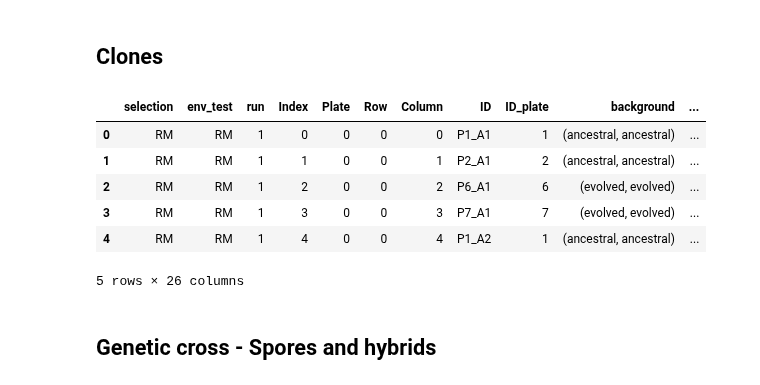
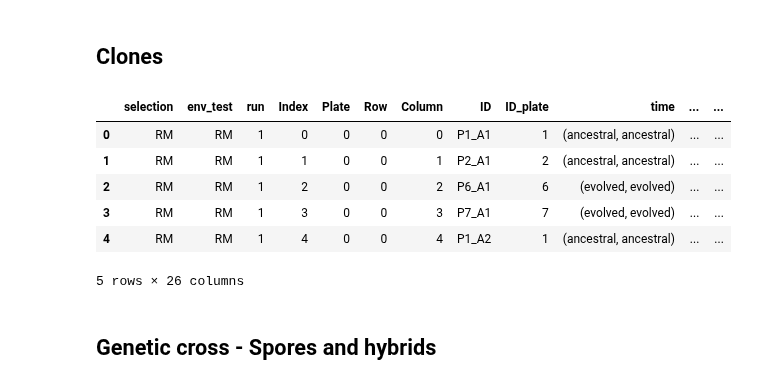
Before and after one commit to ivazquez/clonal-heterogeneity, a Jupyter notebook: src/figure5.ipynb, the cells around one changed output. Drawn from its saved outputs; the diff is of its cells as text; code cells hidden in the pictures.

```diff
--- a/src/figure5.ipynb
+++ b/src/figure5.ipynb
@@ -123,30 +126,30 @@ See the caveats in the documentation: http://pandas.pydata.org/pandas-docs/stabl
 # %%
 # load data
 clone_norm_df = utils.load_data(dir_data+'pheno/pheno_populations_norm.pickle')
 
 # filter out strains used for spatial control
-clone_norm_df = clone_norm_df[(clone_norm_df.background == 'ancestral')|\
-                              (clone_norm_df.background == 'evolved')]
+clone_norm_df = clone_norm_df[(clone_norm_df.time == 'ancestral')|\
+                              (clone_norm_df.time == 'evolved')]
 
 clone_norm_df['genotype_short'] = map(lambda x: tuple(x.strip("/").split("/")),clone_norm_df['genotype_short'])
 clone_norm_df['genotype_long'] = map(lambda x: tuple(x.strip("/").split("/")),clone_norm_df['genotype_long'])
 
-clone_norm_df['population'] = zip(clone_norm_df.population, clone_norm_df.population)
+clone_norm_df['time'] = zip(clone_norm_df.time, clone_norm_df.time)
 clone_norm_df['background'] = zip(clone_norm_df.background, clone_norm_df.background)
 clone_norm_df['gene'] = zip(clone_norm_df.gene, clone_norm_df.gene)
 # clone_norm_df['genotype'] = zip(clone_norm_df.genotype, clone_norm_df.genotype)
 
 # remove NaNs
 # clone_norm_df = clone_norm_df[np.isfinite(clone_norm_df['growth_rate'])]
 
 clone_norm_df.head()
 # %% [output]
-|  | selection | env_test | run | Index | Plate | Row | Column | ID | ID_plate | background | ... |
-| 0 | RM | RM | 1 | 0 | 0 | 0 | 0 | P1_A1 | 1 | (ancestral, ancestral) | ... |
-| 1 | RM | RM | 1 | 1 | 0 | 0 | 1 | P2_A1 | 2 | (ancestral, ancestral) | ... |
-| 2 | RM | RM | 1 | 2 | 0 | 0 | 2 | P6_A1 | 6 | (evolved, evolved) | ... |
-| 3 | RM | RM | 1 | 3 | 0 | 0 | 3 | P7_A1 | 7 | (evolved, evolved) | ... |
-| 4 | RM | RM | 1 | 4 | 0 | 0 | 4 | P1_A2 | 1 | (ancestral, ancestral) | ... |
+|  | selection | env_test | run | Index | Plate | Row | Column | ID | ID_plate | time | ... | ... |
+| 0 | RM | RM | 1 | 0 | 0 | 0 | 0 | P1_A1 | 1 | (ancestral, ancestral) | ... | ... |
+| 1 | RM | RM | 1 | 1 | 0 | 0 | 1 | P2_A1 | 2 | (ancestral, ancestral) | ... | ... |
+| 2 | RM | RM | 1 | 2 | 0 | 0 | 2 | P6_A1 | 6 | (evolved, evolved) | ... | ... |
+| 3 | RM | RM | 1 | 3 | 0 | 0 | 3 | P7_A1 | 7 | (evolved, evolved) | ... | ... |
+| 4 | RM | RM | 1 | 4 | 0 | 0 | 4 | P1_A2 | 1 | (ancestral, ancestral) | ... | ... |
 5 rows × 26 columns
 # %% [markdown]
 ## Genetic cross - Spores and hybrids
```
Also changed, not shown: parts of 2 cells of this notebook.
